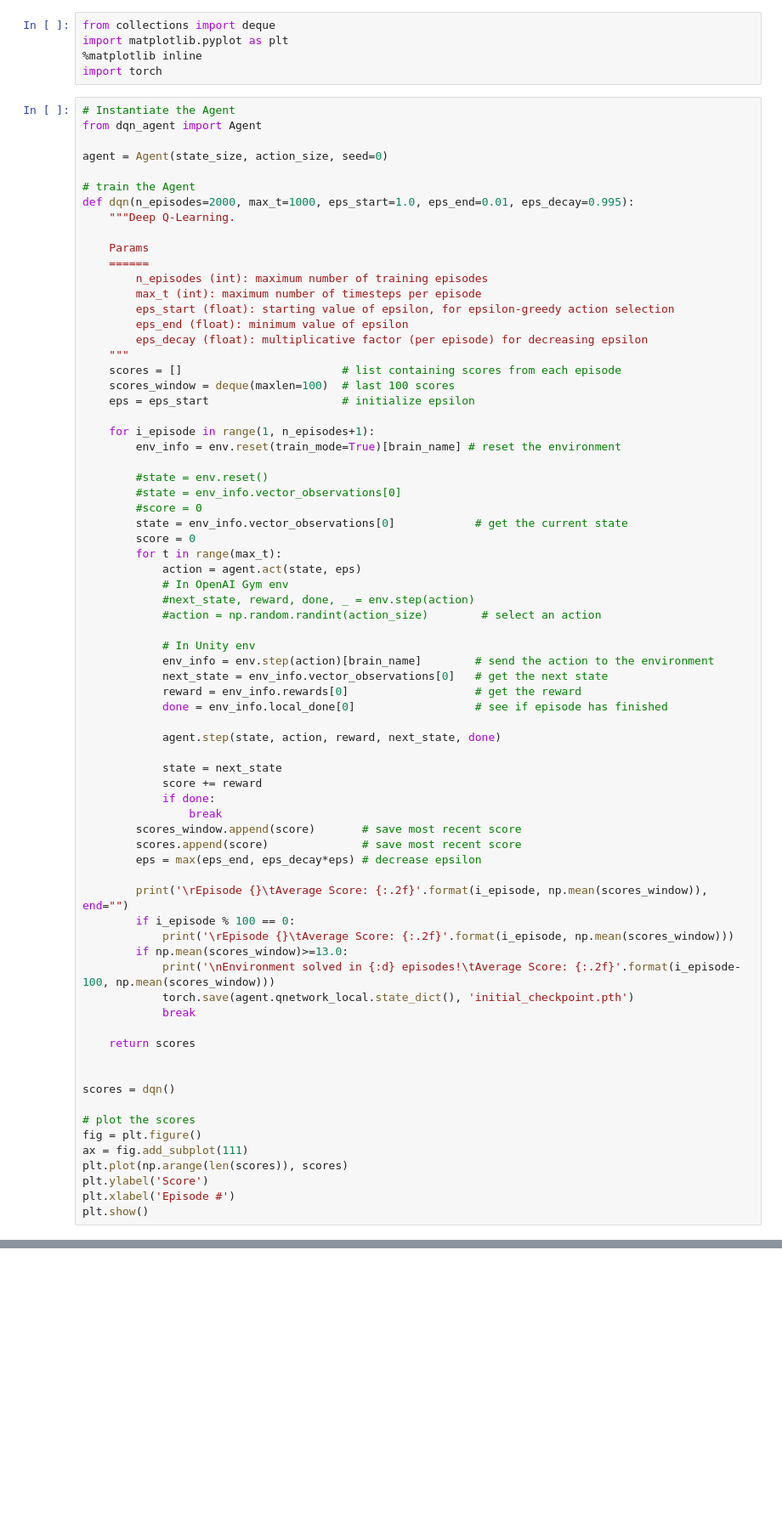
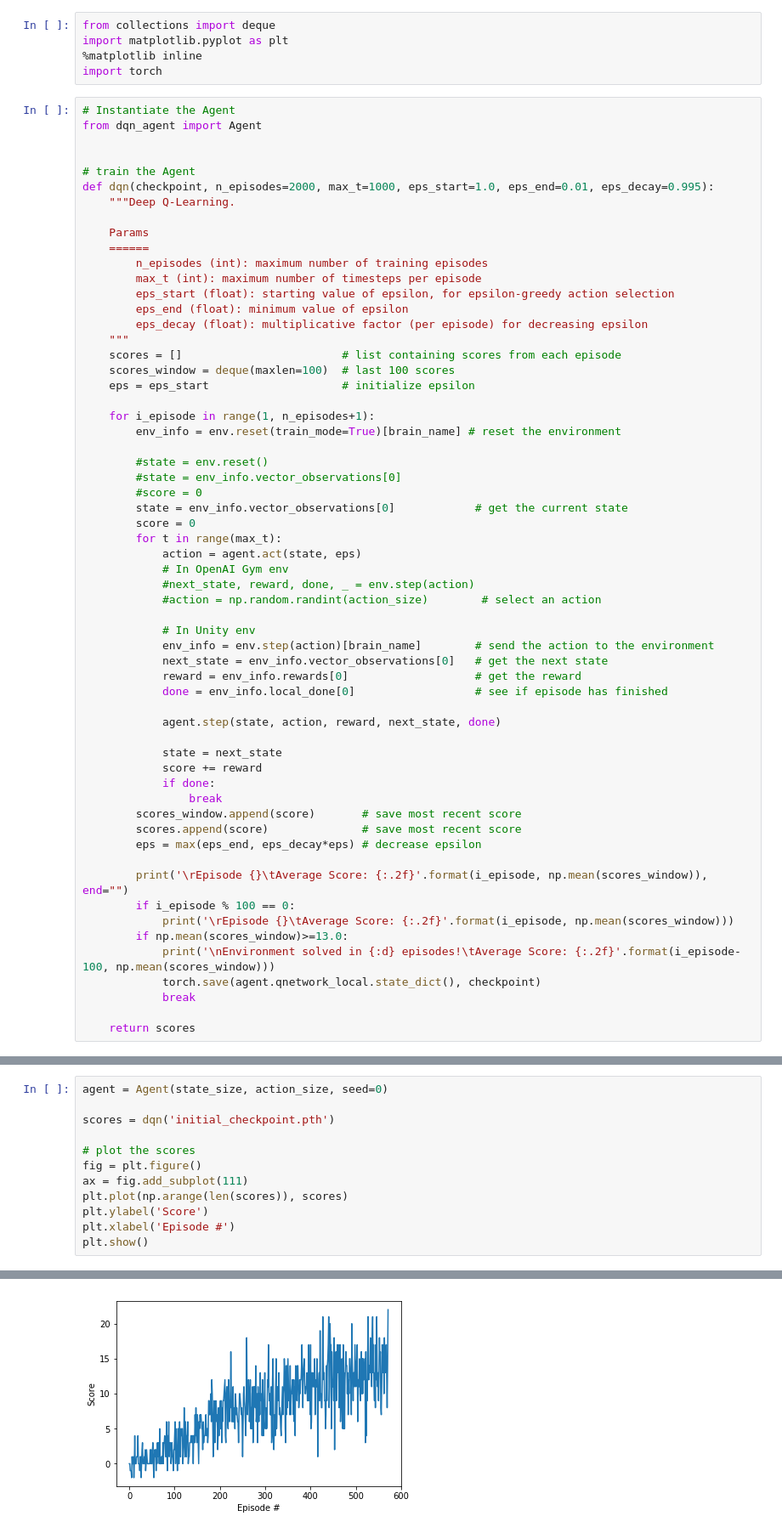
Before and after one commit to bkocis/DRLND_Pr_1_Navigation, a Jupyter notebook: Navigation.ipynb, the cells around one changed output, grey strips where cells are left out. Shown at 85% size. Cells and saved outputs as stored; diff of their text form; blank space fills up the shorter version.

```diff
--- a/Navigation.ipynb
+++ b/Navigation.ipynb
@@ -136,10 +122,9 @@ import torch
 # Instantiate the Agent
 from dqn_agent import Agent
 
-agent = Agent(state_size, action_size, seed=0)
 
 # train the Agent
-def dqn(n_episodes=2000, max_t=1000, eps_start=1.0, eps_end=0.01, eps_decay=0.995):
+def dqn(checkpoint, n_episodes=2000, max_t=1000, eps_start=1.0, eps_end=0.01, eps_decay=0.995):
     """Deep Q-Learning.
 
     Params
@@ -189,18 +174,7 @@ def dqn(n_episodes=2000, max_t=1000, eps_start=1.0, eps_end=0.01, eps_decay=0.99
             print('\rEpisode {}\tAverage Score: {:.2f}'.format(i_episode, np.mean(scores_window)))
         if np.mean(scores_window)>=13.0:
             print('\nEnvironment solved in {:d} episodes!\tAverage Score: {:.2f}'.format(i_episode-100, np.mean(scores_window)))
-            torch.save(agent.qnetwork_local.state_dict(), 'initial_checkpoint.pth')
+            torch.save(agent.qnetwork_local.state_dict(), checkpoint)
             break
 
     return scores
-
-
-scores = dqn()
-
-# plot the scores
-fig = plt.figure()
-ax = fig.add_subplot(111)
-plt.plot(np.arange(len(scores)), scores)
-plt.ylabel('Score')
-plt.xlabel('Episode #')
-plt.show()
@@ -217,0 +181,13 @@ env.close()
+# %%
+agent = Agent(state_size, action_size, seed=0)
+
+scores = dqn('initial_checkpoint.pth')
+
+# plot the scores
+fig = plt.figure()
+ax = fig.add_subplot(111)
+plt.plot(np.arange(len(scores)), scores)
+plt.ylabel('Score')
+plt.xlabel('Episode #')
+plt.show()
+# %% [output]
@@ -217,0 +201 @@ env.close()
+[figure, added]
```
Also changed, not shown: parts of 17 cells of this notebook, 3 other files.
